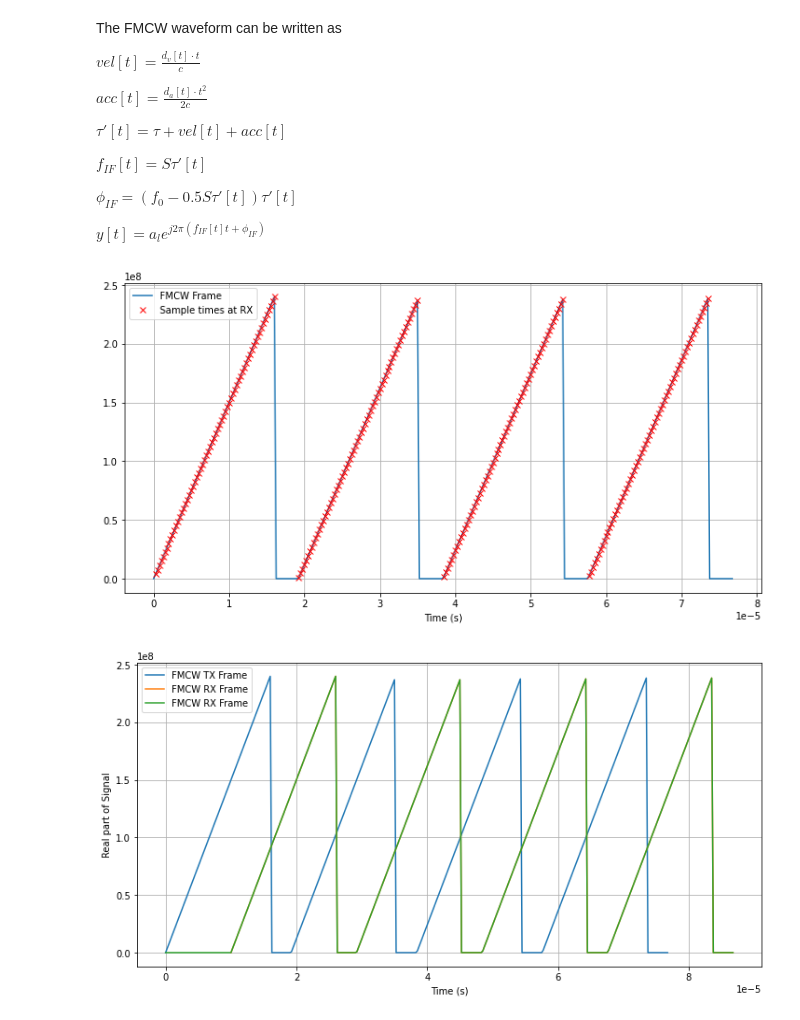
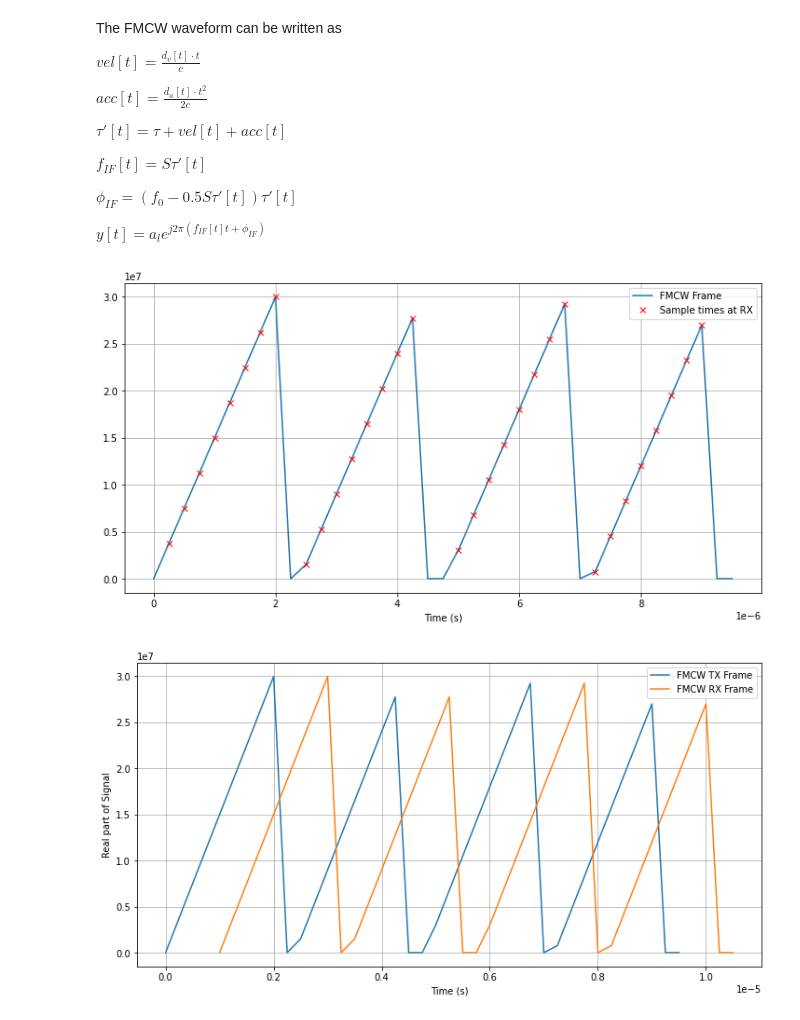
Before and after one commit to wireless-intelligence-lab/DeepVerse6G-python, a Jupyter notebook: docs/source/examples/radar.ipynb, the cells around one changed output. Drawn from its saved outputs; the diff is of its cells as text; code cells hidden in the pictures.

```diff
--- a/docs/source/examples/radar.ipynb
+++ b/docs/source/examples/radar.ipynb
@@ -40,11 +42,14 @@ $ \phi_{IF} = (f_0 - 0.5 S \tau'[t])  \tau'[t]$
 $ y[t] = a_l e^{j 2 \pi (f_{IF}[t] t + \phi_{IF})}$
 # %%
 n_chirp = 4
-n_samples_per_chirp = 64
+n_samples_per_chirp = 8
 chirp_slope = 15e12
 f_0 = 28e9
 Fs=4e6
-T_period=n_samples_per_chirp/Fs*1.2
+T_period = n_samples_per_chirp/Fs*1.2
+lightspeed = 3e8
+T_chirp = n_samples_per_chirp/Fs
+T_pause = T_period - T_chirp
 
 ramp_duration = n_samples_per_chirp / Fs
 t = np.arange(0, T_period * n_chirp, 1/Fs)
@@ -62,28 +67,28 @@ plt.legend()
 plt.grid(True)
 plt.show()
 # %% [output]
-[figure, old version]
+[figure, new version]
 # %%
-ch_time_delay = 10e-6
+ch_time_delay = 1e-6
 t_rx = t + ch_time_delay
 
 t_rx_new = np.arange(0, T_period * n_chirp + ch_time_delay, 1/Fs)
 t_rx_new_norm = t_rx_new-ch_time_delay
 t_chirp_slope_new = t_rx_new_norm % T_period
 t_chirp_slope_new[t_chirp_slope_new>ramp_duration] = 0
 t_chirp_slope_new[t_rx_new_norm<0] = 0
 chirps_rx = t_chirp_slope_new * chirp_slope
 
 plt.figure(figsize=(12, 6))
 plt.plot(t, chirps, label='FMCW TX Frame')
 plt.plot(t_rx, chirps, label='FMCW RX Frame')
-plt.plot(t_rx_new, chirps_rx, label='FMCW RX Frame')
+# plt.plot(t_rx_new, chirps_rx, label='FMCW RX Frame')
 #plt.plot(t[t_chirp_slope>0], chirps[t_chirp_slope>0], 'rx', label='Samples at RX')
 
 plt.xlabel('Time (s)')
 plt.ylabel('Real part of Signal')
 plt.legend()
 plt.grid(True)
 plt.show()
 # %% [output]
-[figure, old version]
+[figure, new version]
```
Also changed, not shown: parts of 3 cells of this notebook, 2 other files.
